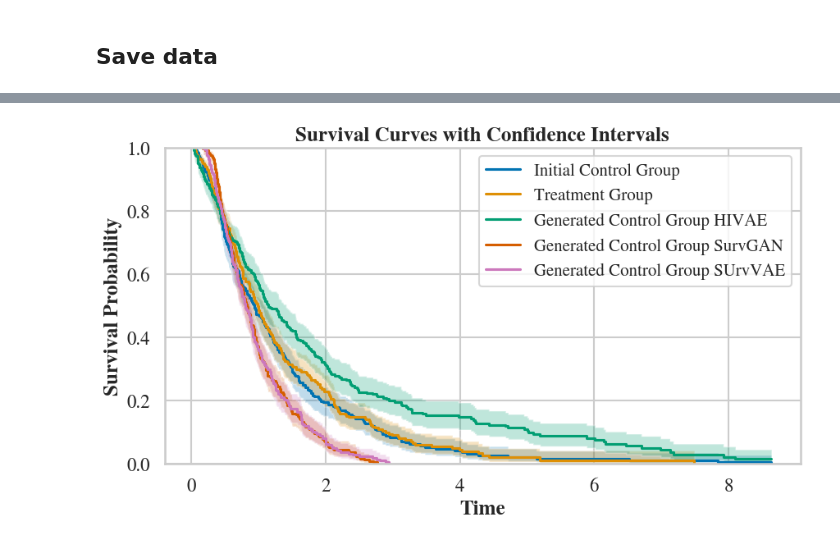
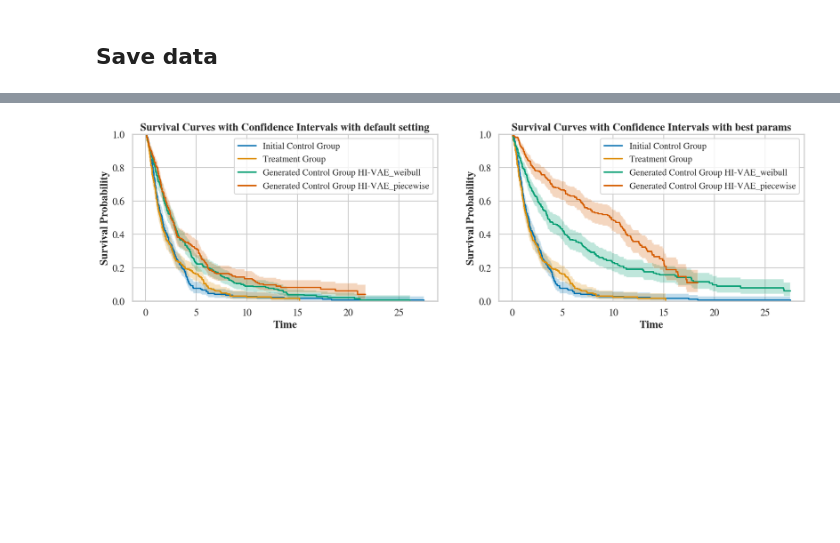
Before and after one commit to aguilloux/HI-VAE_Pytorch, a Jupyter notebook: simulation_hyperparam_optim.ipynb, the cells around one changed output, grey strips where cells are left out. Drawn from its saved outputs; the diff is of its cells as text; code cells hidden in the pictures; blank space fills up the shorter version.

```diff
--- a/simulation_hyperparam_optim.ipynb
+++ b/simulation_hyperparam_optim.ipynb
@@ -111,9 +103,9 @@ intervals = [(T_intervals[i].item(), T_intervals[i + 1].item()) for i in range(l
 # %%
 # Parameters of the optuna study
 name_config = "simu_N{}_nfeat{}_t{}_{}".format(n_samples, n_features_bytype, treatment_effect, surv_type)
-n_trials = 50 # number of trials for each generator
+n_trials = 5 # number of trials for each generator
 n_splits = 5 # number of splits for cross-validation
-n_generated_sample = 50 # number of generated datasets per fold to compute the metric
+n_generated_dataset = 50 # number of generated datasets per fold to compute the metric
 
 # The optuna studies and the best hyperparameters sets are saved in the folder 'optuna_results/' in the files :
 # - 'optuna_study_{name_config}_{generator_name}.db'
@@ -256,7 +166,0 @@ trial_2
-# %%
-with open("optuna_results/best_params_{}_{}.json".format(name_config, "HI-VAE"), "r") as f:
-    best_params_hivae = json.load(f)
-with open("optuna_results/best_params_{}_{}.json".format(name_config, "Surv-GAN"), "r") as f:
-    best_params_survgan = json.load(f)
-with open("optuna_results/best_params_{}_{}.json".format(name_config, "Surv-VAE"), "r") as f:
-    best_params_survae = json.load(f)
@@ -299,0 +213,5 @@ Training finished.
+# %%
+best_params_dict = {}
+for generator_name in generators_sel:
+    with open("optuna_results/best_params_{}_{}.json".format(name_config, generator_name), "r") as f:
+        best_params_dict[generator_name] = json.load(f)
@@ -300,54 +267,51 @@ Training finished.
 # %%
-surv_time_control_init  = control['time'].values
-surv_ind_control_init = control['censor'].values.astype(bool)
+from sksurv.nonparametric import kaplan_meier_estimator
 
-surv_time_treated_init = treated['time'].values
-surv_ind_treated_init = treated['censor'].values.astype(bool)
+def kaplan_meier_estimation(surv_data, label=None, ax=None):
+    surv_time  = surv_data['time'].values
+    surv_ind = surv_data['censor'].values.astype(bool)
+    uniq_time, surv_prob, conf_int = kaplan_meier_estimator(surv_ind, surv_time, conf_type="log-log")
 
-i=0
-df_syn_sel = pd.DataFrame(data_gen_control_hivae[i].numpy(), columns=fnames)
-surv_time_control_gen = df_syn_sel['time'].values
-surv_ind_control_gen = df_syn_sel['censor'].values.astype(bool)
+    ax.step(uniq_time, surv_prob, where="post", label=label)
+    ax.fill_between(uniq_time, conf_int[0], conf_int[1], alpha=0.25, step="post")
 
-df_syn_sel2 = pd.DataFrame(data_gen_control_survgan[i].numpy(), columns=fnames)
-surv_time_control_gen2 = df_syn_sel2['time'].values
-surv_ind_control_gen2 = df_syn_sel2['censor'].values.astype(bool)
+fig, axs = plt.subplots(1, 2, figsize=(20, 5))
+kaplan_meier_estimation(control, label="Initial Control Group", ax=axs[0])
+kaplan_meier_estimation(treated, label="Treatment Group", ax=axs[0])
+p_value_default_str = "-Log rank pvalues: \n Initial {:.2f}"
+p_value_default_value = [compute_logrank_test(control, treated)]
 
-df_syn_sel3 = pd.DataFrame(data_gen_control_survvae[i].numpy(), columns=fnames)
-surv_time_control_gen3 = df_syn_sel3['time'].values
-surv_ind_control_gen3 = df_syn_sel3['censor'].values.astype(bool)
+sel_dataset_idx = 0
+for i, generator_name in enumerate(generators_sel):
+    df_syn_sel = pd.DataFrame(data_gen_control_dict[generator_name][sel_dataset_idx].numpy(), columns=fnames)
+    kaplan_meier_estimation(df_syn_sel, label="Generated Control Group " + generator_name, ax=axs[0])
+    p_value_default_str += "\n " + generator_name + " {:.2f}"
+    p_value_default_value.append(compute_logrank_test(df_syn_sel, treated))
 
-uniq_time_control_init, surv_prob_control_init, conf_int_control_init = kaplan_meier_estimator(surv_ind_control_init, surv_time_control_init, conf_type="log-log")
-uniq_time_treated_init, surv_prob_treated_init, conf_int_treated_init = kaplan_meier_estimator(surv_ind_treated_init, surv_time_treated_init, conf_type="log-log")
-uniq_time_control_gen, surv_prob_control_gen, conf_int_control_gen = kaplan_meier_estimator(surv_ind_control_gen, surv_time_control_gen, conf_type="log-log")
-uniq_time_control_gen2, surv_prob_control_gen2, conf_int_control_gen2 = kaplan_meier_estimator(surv_ind_control_gen2, surv_time_control_gen2, conf_type="log-log")
-uniq_time_control_gen3, surv_prob_control_gen3, conf_int_control_gen3 = kaplan_meier_estimator(surv_ind_control_gen3, surv_time_control_gen3, conf_type="log-log")
+axs[0].set_ylim(0, 1)
+axs[0].legend(fontsize=15)
+axs[0].set_xlabel("Time", fontweight="semibold")
+axs[0].set_ylabel("Survival Probability", fontweight="semibold")
+axs[0].set_title("Survival Curves with Confidence Intervals with default setting", fontweight="bold")
 
-plt.figure(figsize=(10, 5))
-plt.step(uniq_time_control_init, surv_prob_control_init, where="post", label="Initial Control Group")
-plt.fill_between(uniq_time_control_init, conf_int_control_init[0], conf_int_control_init[1], alpha=0.25, step="post")
+kaplan_meier_estimation(control, label="Initial Control Group", ax=axs[1])
+kaplan_meier_estimation(treated, label="Treatment Group", ax=axs[1])
+p_value_best_str = "-Log rank pvalues: \n Initial {:.2f}"
+p_value_best_value = [compute_logrank_test(control, treated)]
 
-plt.step(uniq_time_treated_init, surv_prob_treated_init, where="post", label="Treatment Group")
-plt.fill_between(uniq_time_treated_init, conf_int_treated_init[0], conf_int_treated_init[1], alpha=0.25, step="post")
+sel_dataset_idx = 0
+for i, generator_name in enumerate(generators_sel):
+    df_syn_sel = pd.DataFrame(data_gen_control_dict_best_params[generator_name][sel_dataset_idx].numpy(), columns=fnames)
+    kaplan_meier_estimation(df_syn_sel, label="Generated Control Group " + generator_name, ax=axs[1])
+    p_value_best_str += "\n " + generator_name + " {:.2f}"
+    p_value_best_value.append(compute_logrank_test(df_syn_sel, treated))
 
-plt.step(uniq_time_control_gen, surv_prob_control_gen, where="post", label="Generated Control Group HIVAE")
-plt.fill_between(uniq_time_control_gen, conf_int_control_gen[0], conf_int_control_gen[1], alpha=0.25, step="post")
-
-
-plt.step(uniq_time_control_gen2, surv_prob_control_gen2, where="post", label="Generated Control Group SurvGAN")
-plt.fill_between(uniq_time_control_gen2, conf_int_control_gen2[0], conf_int_control_gen2[1], alpha=0.25, step="post")
-
-
-plt.step(uniq_time_control_gen3, surv_prob_control_gen3, where="post", label="Generated Control Group SUrvVAE")
-plt.fill_between(uniq_time_control_gen3, conf_int_control_gen3[0], conf_int_control_gen3[1], alpha=0.25, step="post")
-
-
-plt.ylim(0, 1)
-plt.legend(fontsize=15)
-plt.xlabel("Time", fontweight="semibold")
-plt.ylabel("Survival Probability", fontweight="semibold")
-plt.title("Survival Curves with Confidence Intervals", fontweight="bold")
+axs[1].set_ylim(0, 1)
+axs[1].legend(fontsize=15)
+axs[1].set_xlabel("Time", fontweight="semibold")
+axs[1].set_ylabel("Survival Probability", fontweight="semibold")
+axs[1].set_title("Survival Curves with Confidence Intervals with best params", fontweight="bold")
 plt.show()
 # %% [output]
-[figure, old version]
+[figure, new version]
 # %%
```
Also changed, not shown: parts of 37 cells of this notebook.
